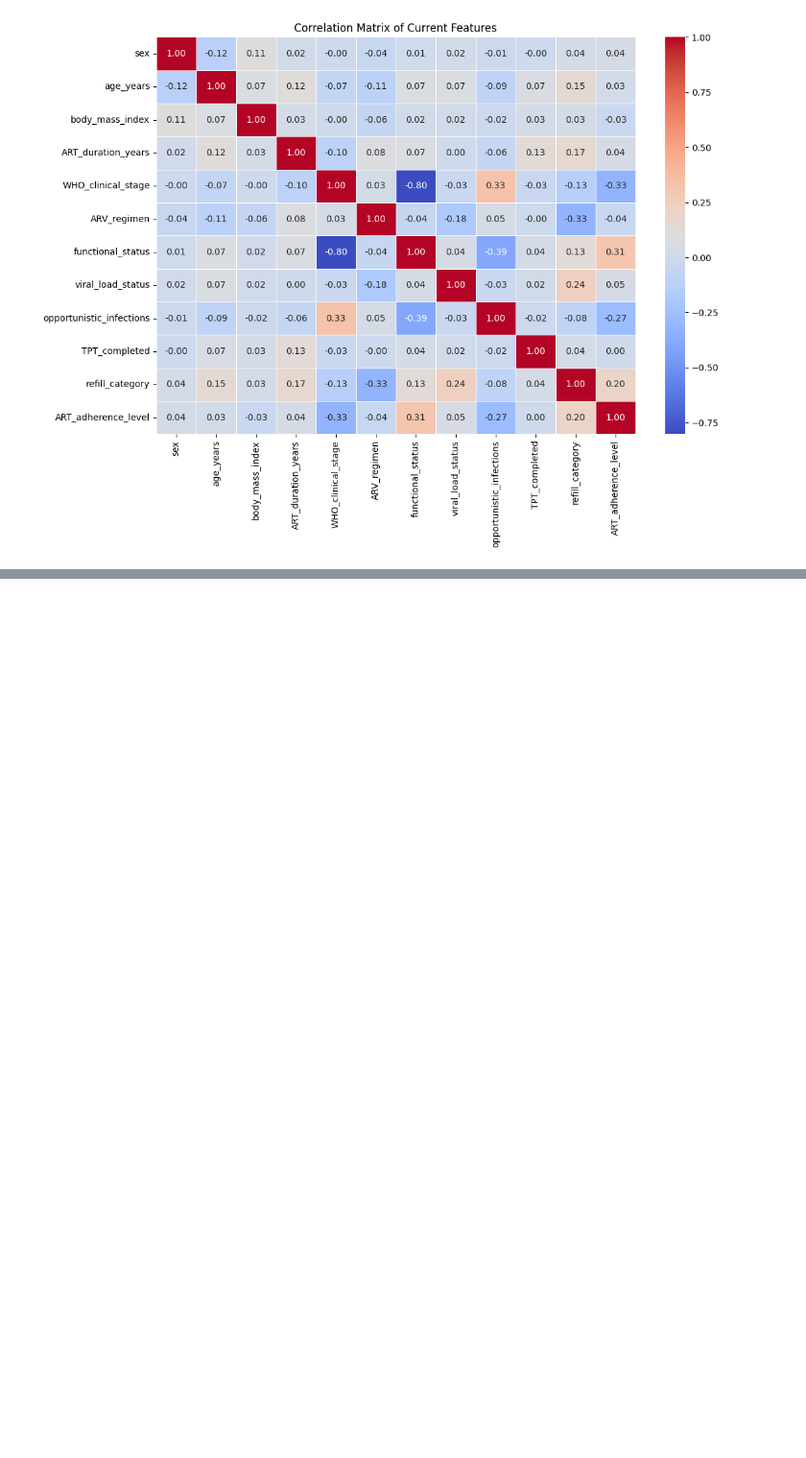
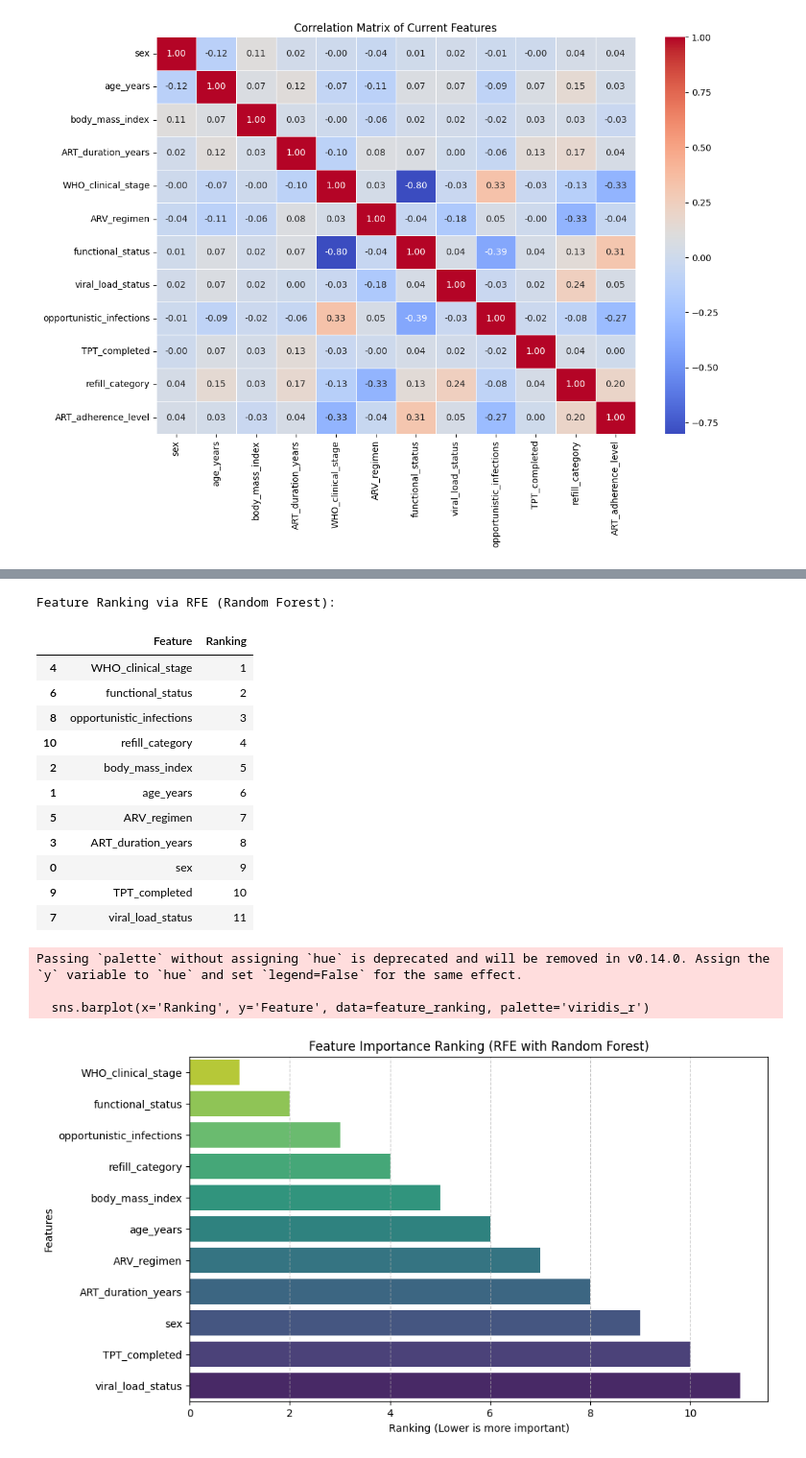
Before and after one commit to Fentahun60/Fentahun, a Jupyter notebook: ART_adherance.ipynb, the cells around one changed output, grey strips where cells are left out. Shown at 96% size. Cells and saved outputs as stored; diff of their text form; code cells hidden in the pictures; blank space fills up the shorter version.

```diff
--- a/ART_adherance.ipynb
+++ b/ART_adherance.ipynb
@@ -1769,0 +1770,11 @@ Final Variance Inflation Factor (VIF) Analysis:
+# %%
+# Define the target (y) and features (X)
+target_column = 'ART_adherence_level'
+
+y = df_encoded[target_column]
+X = df_encoded.drop(columns=[target_column])
+
+print(f"Target variable: {target_column}")
+print(f"Feature set shape: {X.shape}")
+print(f"Target distribution:\n{y.value_counts(normalize=True) * 100}")
+print("\nFeatures:", X.columns.tolist())
@@ -1769,0 +1791,51 @@ Final Variance Inflation Factor (VIF) Analysis:
+# %%
+from sklearn.ensemble import RandomForestClassifier
+from sklearn.feature_selection import RFE
+import pandas as pd
+import seaborn as sns
+import matplotlib.pyplot as plt
+
+# Initialize the Random Forest Classifier
+rf = RandomForestClassifier(n_estimators=100, random_state=42)
+
+# Initialize RFE and select all features to get a complete ranking
+rfe = RFE(estimator=rf, n_features_to_select=1)
+
+# Fit RFE
+rfe.fit(X, y)
+
+# Create a summary of feature rankings
+feature_ranking = pd.DataFrame({
+    'Feature': X.columns,
+    'Ranking': rfe.ranking_
+}).sort_values(by='Ranking')
+
+print("Feature Ranking via RFE (Random Forest):")
+display(feature_ranking)
+
+# Visualizing the rankings
+plt.figure(figsize=(10, 6))
+sns.barplot(x='Ranking', y='Feature', data=feature_ranking, palette='viridis_r')
+plt.title('Feature Importance Ranking (RFE with Random Forest)')
+plt.xlabel('Ranking (Lower is more important)')
+plt.ylabel('Features')
+plt.grid(axis='x', linestyle='--', alpha=0.7)
+plt.show()
+# %% [output]
+Feature Ranking via RFE (Random Forest):
+|  | Feature | Ranking |
+| 4 | WHO_clinical_stage | 1 |
+| 6 | functional_status | 2 |
+| 8 | opportunistic_infections | 3 |
+| 10 | refill_category | 4 |
+| 2 | body_mass_index | 5 |
+| 1 | age_years | 6 |
+| 5 | ARV_regimen | 7 |
+| 3 | ART_duration_years | 8 |
+| 0 | sex | 9 |
+| 9 | TPT_completed | 10 |
+| 7 | viral_load_status | 11 |
+Passing `palette` without assigning `hue` is deprecated and will be removed in v0.14.0. Assign the `y` variable to `hue` and set `legend=False` for the same effect.
+
+  sns.barplot(x='Ranking', y='Feature', data=feature_ranking, palette='viridis_r')
+[figure, added]
```
Also changed, not shown: parts of 26 cells of this notebook.
